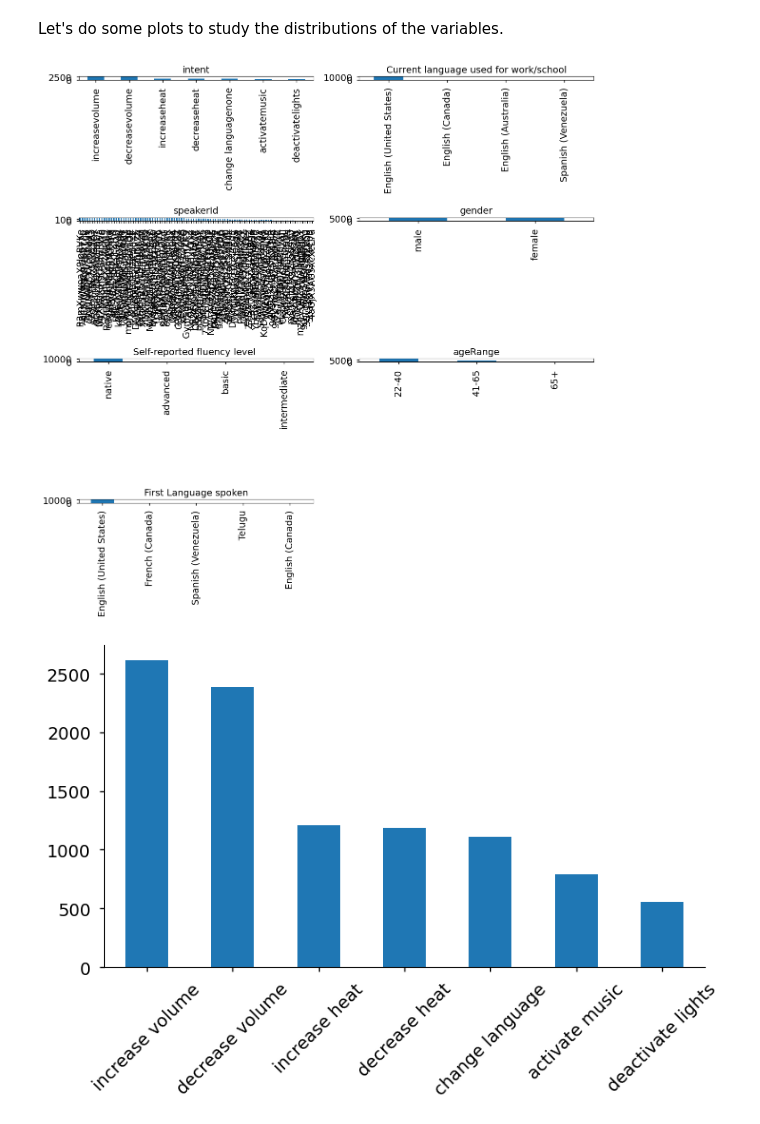
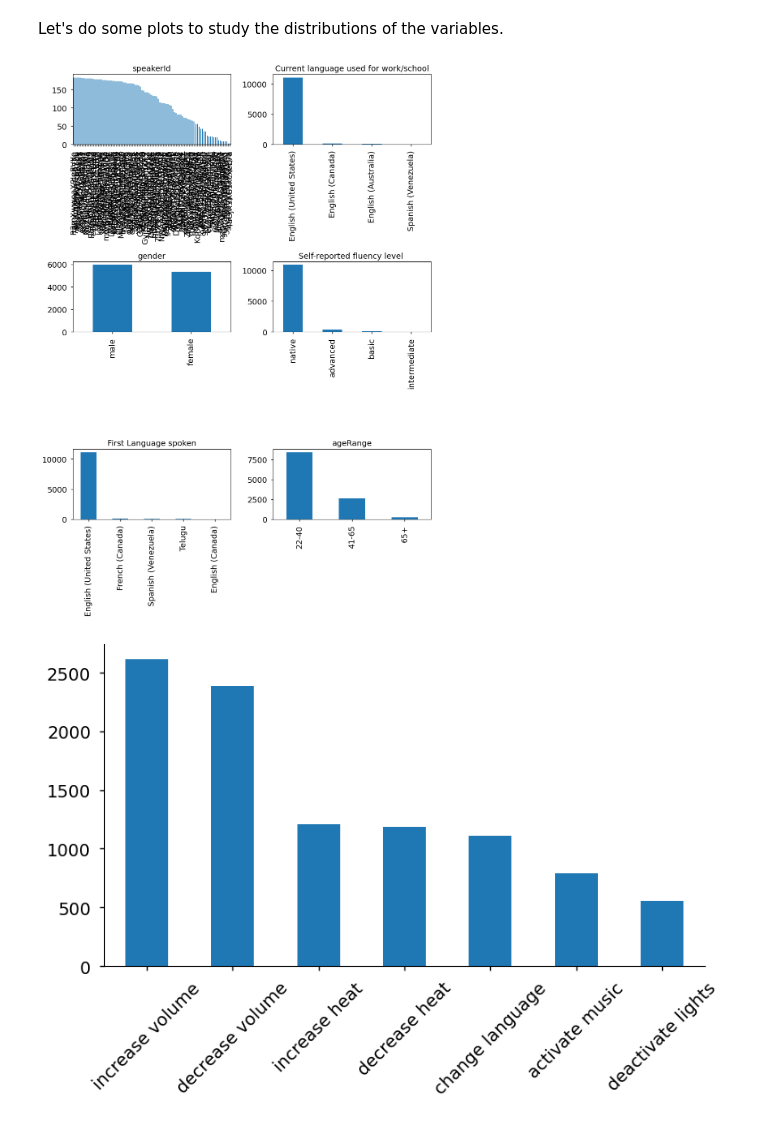
Before and after one commit to Ruglio/DSL-project, a Jupyter notebook: python/code.ipynb, the cells around one changed output. Cells and saved outputs as stored; diff of their text form; code cells hidden in the pictures.

```diff
--- a/python/code.ipynb
+++ b/python/code.ipynb
@@ -97,20 +97,15 @@ Just `intent`, but it is because `df_eval` does not have the label column.
 # %% [markdown]
 Let's do some plots to study the distributions of the variables.
 # %%
-cols = ["intent", "speakerId", "Self-reported fluency level ", "First Language spoken", "Current language used for work/school", "gender", "ageRange"]
-fig, ax = plt.subplots(4, 2, figsize=(12, 12))
-for idx, c in enumerate(cols):
-    if idx < 4:
-        j = 0
-    else:
-        j = 1
-    df[c].value_counts().plot.bar(ax=ax[idx%4][j])
-    ax[idx%4][j].set_title(c)
-plt.delaxes(ax[3, 1])
+cols = ["speakerId", "Self-reported fluency level ", "First Language spoken", "Current language used for work/school", "gender", "ageRange"]
+fig, ax = plt.subplots(3, 2, figsize=(10, 14))
+for i, c in enumerate(cols):
+    df[c].value_counts().plot.bar(ax=ax[i%3][i%2])
+    ax[i%3][i%2].set_title(c)
 plt.tight_layout()
 plt.show()
 # %% [output]
-[figure, old version]
+[figure, new version]
 # %%
 fig, ax = plt.subplots()
 df["intent"].value_counts().plot.bar(ax=ax)
```
Also changed, not shown: parts of 10 cells of this notebook, 3 other files.
